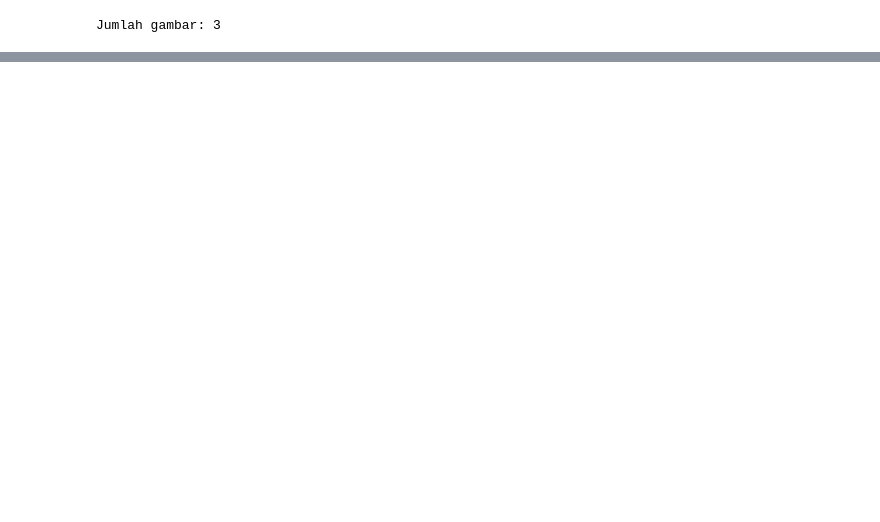
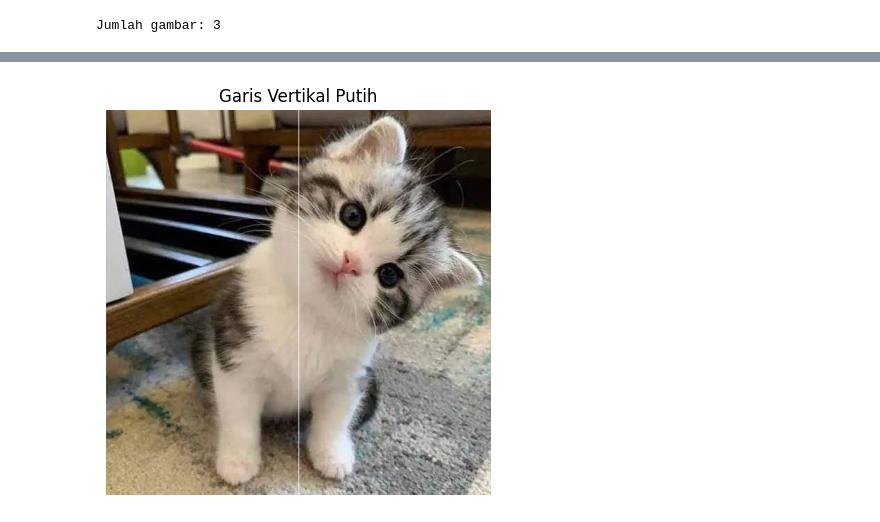
Before and after one commit to Erilocshada/erilocshada-PCVK-2026-course, a Jupyter notebook: Praktikum.ipynb, the cells around one changed output, grey strips where cells are left out. Drawn from its saved outputs; the diff is of its cells as text; code cells hidden in the pictures; blank space fills up the shorter version.

```diff
--- a/Praktikum.ipynb
+++ b/Praktikum.ipynb
@@ -129,0 +129,16 @@ plt.show()
+# %%
+image_vertikal = image_np.copy()
+
+height, width, channels = image_vertikal.shape
+
+x_tengah = width // 2
+
+image_vertikal[:, x_tengah, :] = [255, 255, 255]
+
+plt.figure(figsize=(8, 5))
+plt.imshow(image_vertikal)
+plt.title("Garis Vertikal Putih")
+plt.axis("off")
+plt.show()
+# %% [output]
+[figure, added]
```
Also changed, not shown: parts of 9 cells of this notebook.
